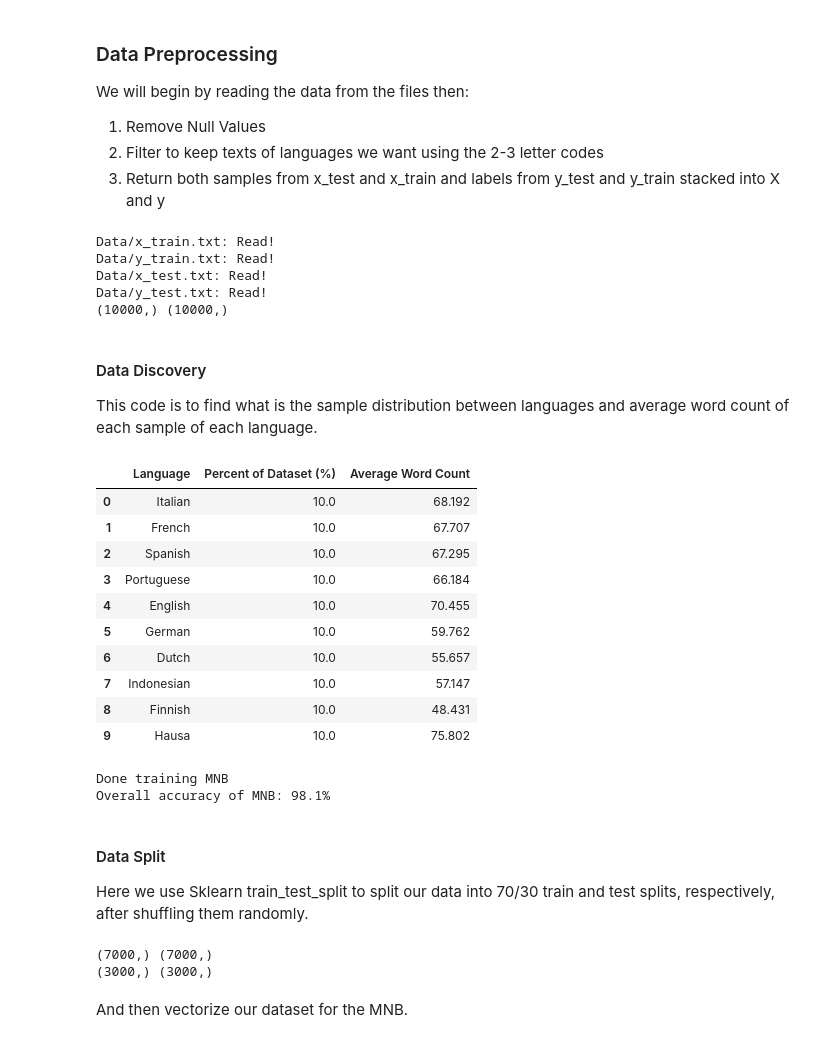
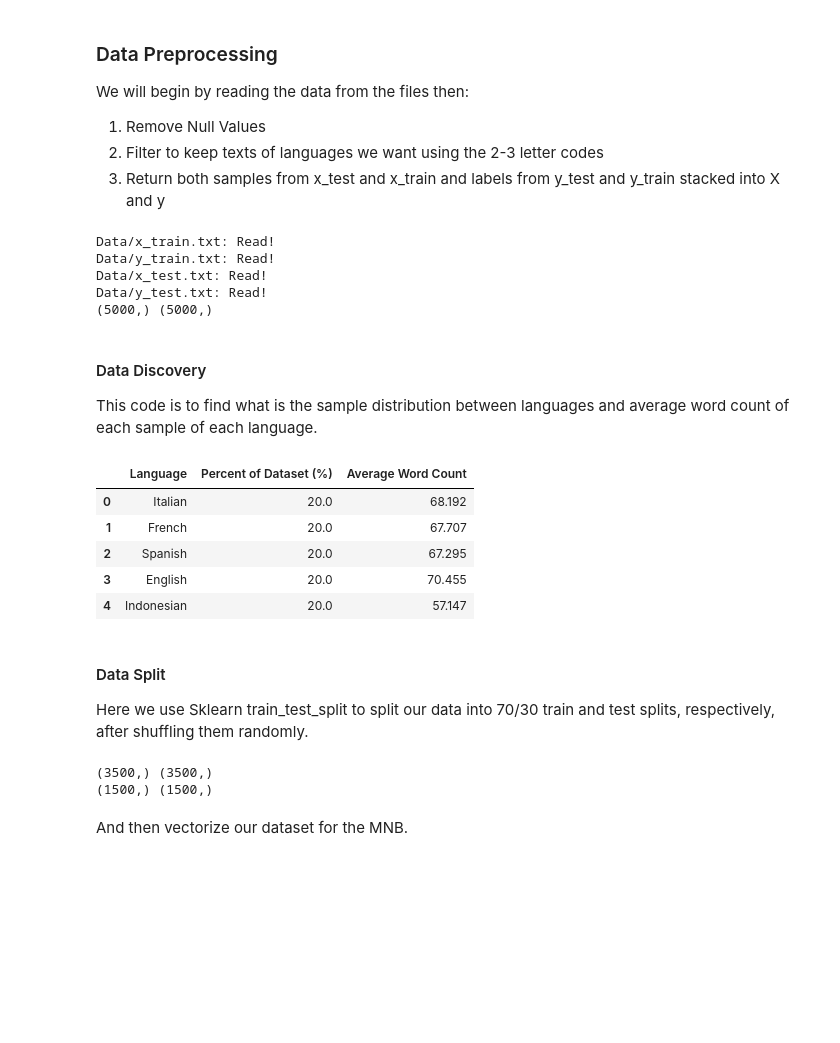
Before and after one commit to TheHamad2023/CS345-Spring2025-Project, a Jupyter notebook: CS345-Project.ipynb, the cells around one changed output. Saved outputs shown, nothing was run; the diff lists cells and outputs as text; code cells hidden in the pictures; blank space fills up the shorter version.

```diff
--- a/CS345-Project.ipynb
+++ b/CS345-Project.ipynb
@@ -38,6 +38,11 @@ We will begin by reading the data from the files then:
 2. Filter to keep texts of languages we want using the 2-3 letter codes
 3. Return both samples from x_test and x_train and labels from y_test and y_train stacked into X and y
 # %%
+# from sklearn.feature_extraction.text import CountVectorizer
+# from sklearn.model_selection import train_test_split
+
+# from sklearn.metrics import accuracy_score
+
 #Understanding the data set
 import pandas as pd
 import numpy as np
@@ -69,7 +74,7 @@ def clean_filter_and_stack(X_train_file, y_train_file, X_test_file, y_test_file)
                                        file_to_np_array(y_train_file, y_train_file))
     X_test_clean, y_test_clean = clean_np_data(file_to_np_array(X_test_file, X_test_file),
                                        file_to_np_array(y_test_file, y_test_file))
-    return np.hstack((X_train_clean, X_test_clean)), np.hstack((y_train_clean, y_test_clean))
+    return np.hstack((X_train_clean, X_test_clean)).astype(str), np.hstack((y_train_clean, y_test_clean)).astype(str)
 
 X, y = clean_filter_and_stack("Data/x_train.txt",
                                       "Data/y_train.txt",
@@ -82,7 +87,7 @@ Data/x_train.txt: Read!
 Data/y_train.txt: Read!
 Data/x_test.txt: Read!
 Data/y_test.txt: Read!
-(10000,) (10000,)
+(5000,) (5000,)
 # %% [markdown]
 #### Data Discovery
 This code is to find what is the sample distribution between languages and average word count of each sample of each language.
@@ -96,51 +101,46 @@ def avg_words(filtered_X):
     return total / len(filtered_X)
 
 def word_count_perlang(X, y):
     avg_word_count = []
     for lang in lang_codes:
         filtered_X = X[y == lang]
         avg_word_count.append(avg_words(filtered_X))
 
     return avg_word_count
 
 def lang_perc(y):
     lang_perc = []
     total = len(y)
     for lang in lang_codes:
         count = (y == lang).sum()
         percent = (count / total) * 100
         lang_perc.append(percent)
     return lang_perc
 
 df = pd.DataFrame({
     'Language': langs,
     'Percent of Dataset (%)': lang_perc(y),
     'Average Word Count': word_count_perlang(X, y)
 })
 
 display(df)
 
-model = MultinomialNB()
-model.fit(X_train_vectors, y_train)
-print("Done training MNB")
+# from sklearn.naive_bayes import MultinomialNB
 
-y_pred = model.predict(X_test_vectors)
-accuracy = accuracy_score(y_test, y_pred)
-print("Overall accuracy of MNB: " + str(accuracy * 100) + "%")
+# model = MultinomialNB()
+# model.fit(X_train_vectors, y_train)
+# print("Done training MNB")
+
+# y_pred = model.predict(X_test_vectors)
+# accuracy = accuracy_score(y_test, y_pred)
+# print("Overall accuracy of MNB: " + str(accuracy * 100) + "%")
 # %% [output]
 |  | Language | Percent of Dataset (%) | Average Word Count |
-| 0 | Italian | 10.0 | 68.192 |
-| 1 | French | 10.0 | 67.707 |
-| 2 | Spanish | 10.0 | 67.295 |
-| 3 | Portuguese | 10.0 | 66.184 |
-| 4 | English | 10.0 | 70.455 |
-| 5 | German | 10.0 | 59.762 |
-| 6 | Dutch | 10.0 | 55.657 |
-| 7 | Indonesian | 10.0 | 57.147 |
-| 8 | Finnish | 10.0 | 48.431 |
-| 9 | Hausa | 10.0 | 75.802 |
+| 0 | Italian | 20.0 | 68.192 |
+| 1 | French | 20.0 | 67.707 |
+| 2 | Spanish | 20.0 | 67.295 |
+| 3 | English | 20.0 | 70.455 |
+| 4 | Indonesian | 20.0 | 57.147 |
-Done training MNB
-Overall accuracy of MNB: 98.1%
 # %% [markdown]
 #### Data Split
 Here we use Sklearn train_test_split to split our data into 70/30 train and test splits, respectively, after shuffling them randomly.
@@ -150,8 +150,8 @@ X_train, X_test, y_train, y_test = train_test_split(X, y, test_size=0.3, random_
 print(X_train.shape, y_train.shape)
 print(X_test.shape, y_test.shape)
 # %% [output]
-(7000,) (7000,)
-(3000,) (3000,)
+(3500,) (3500,)
+(1500,) (1500,)
 # %% [markdown]
 And then vectorize our dataset for the MNB.
 # %%
```
Also changed, not shown: parts of 17 cells of this notebook.
